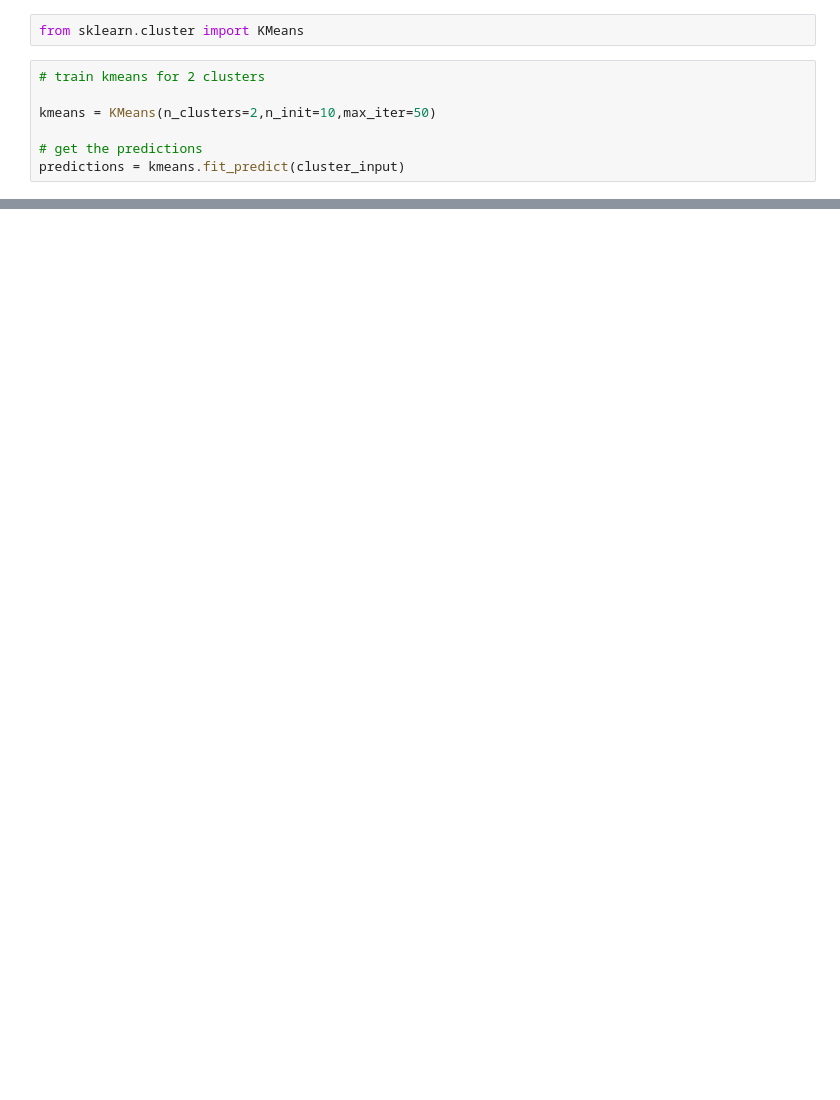
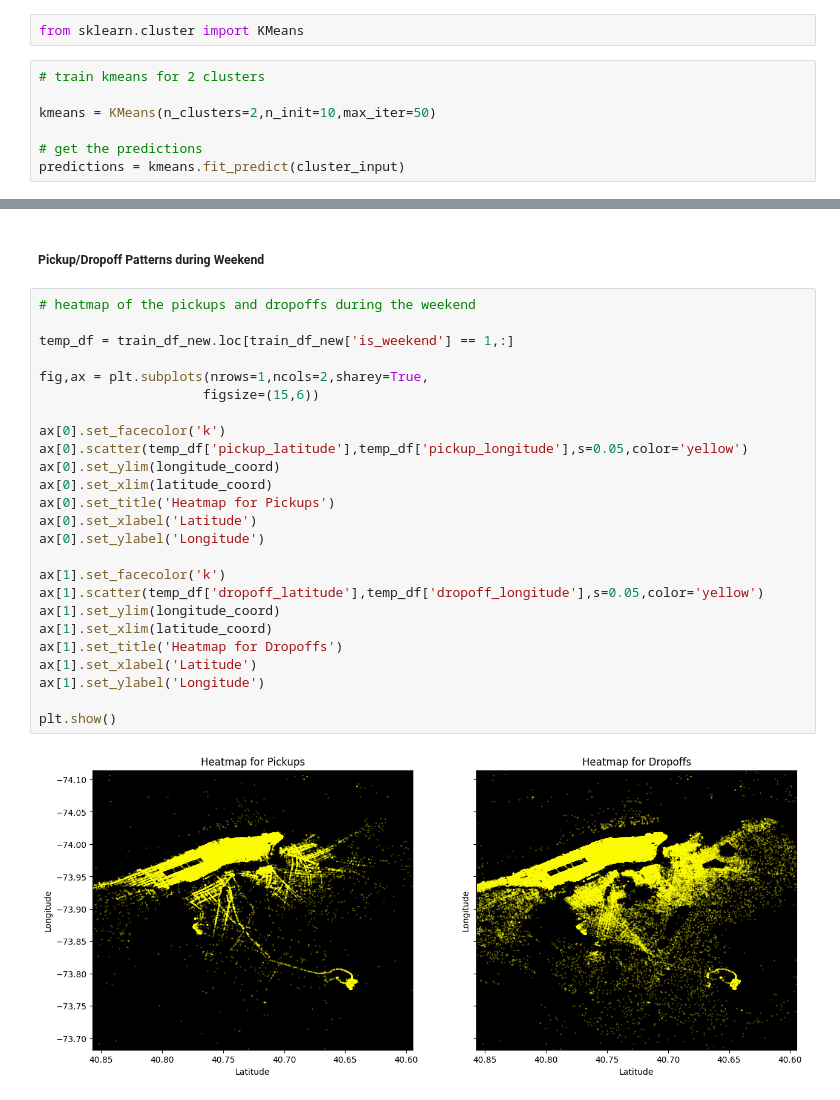
Before and after one commit to Himanshu-1703/kaggle-notebooks, a Jupyter notebook: rushing-through-nyc.ipynb, the cells around one changed output, grey strips where cells are left out. Saved outputs shown, nothing was run; the diff lists cells and outputs as text; blank space fills up the shorter version.

```diff
--- a/rushing-through-nyc.ipynb
+++ b/rushing-through-nyc.ipynb
@@ -961,0 +1112,29 @@ plt.show()
+# %% [markdown]
+##### Pickup/Dropoff Patterns during Weekend
+# %%
+# heatmap of the pickups and dropoffs during the weekend
+
+temp_df = train_df_new.loc[train_df_new['is_weekend'] == 1,:]
+
+fig,ax = plt.subplots(nrows=1,ncols=2,sharey=True,
+                     figsize=(15,6))
+
+ax[0].set_facecolor('k')
+ax[0].scatter(temp_df['pickup_latitude'],temp_df['pickup_longitude'],s=0.05,color='yellow')
+ax[0].set_ylim(longitude_coord)
+ax[0].set_xlim(latitude_coord)
+ax[0].set_title('Heatmap for Pickups')
+ax[0].set_xlabel('Latitude')
+ax[0].set_ylabel('Longitude')
+
+ax[1].set_facecolor('k')
+ax[1].scatter(temp_df['dropoff_latitude'],temp_df['dropoff_longitude'],s=0.05,color='yellow')
+ax[1].set_ylim(longitude_coord)
+ax[1].set_xlim(latitude_coord)
+ax[1].set_title('Heatmap for Dropoffs')
+ax[1].set_xlabel('Latitude')
+ax[1].set_ylabel('Longitude')
+
+plt.show()
+# %% [output]
+[figure, added]
```
Also changed, not shown: parts of 41 cells of this notebook.
